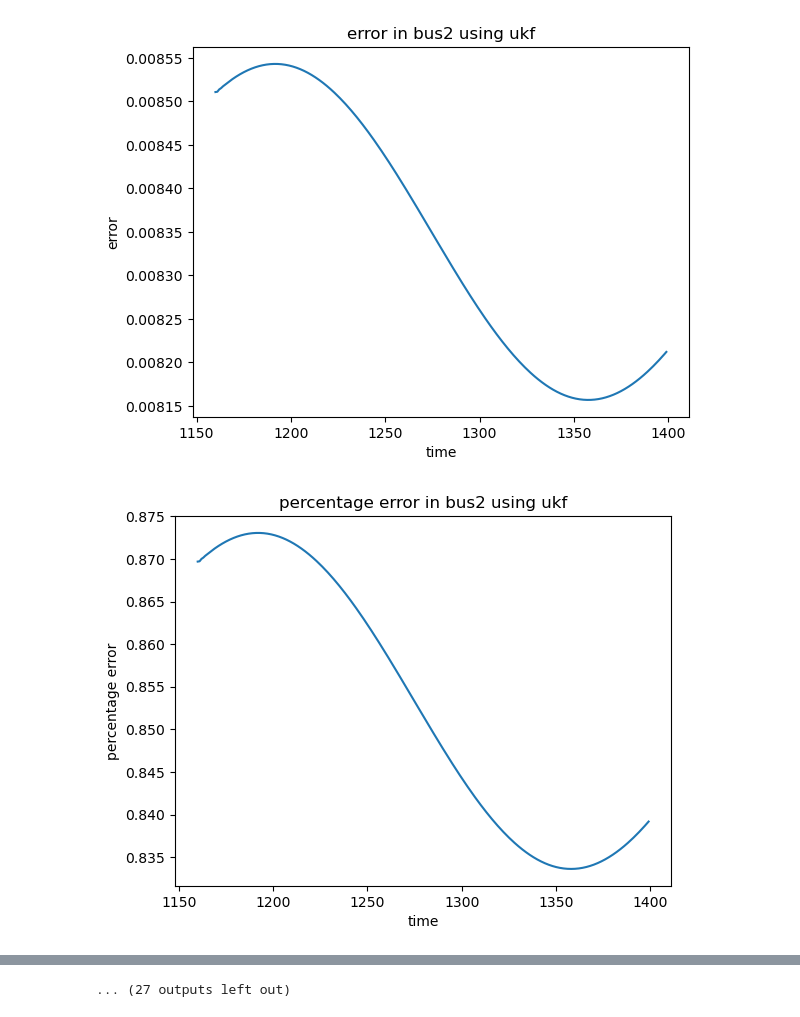
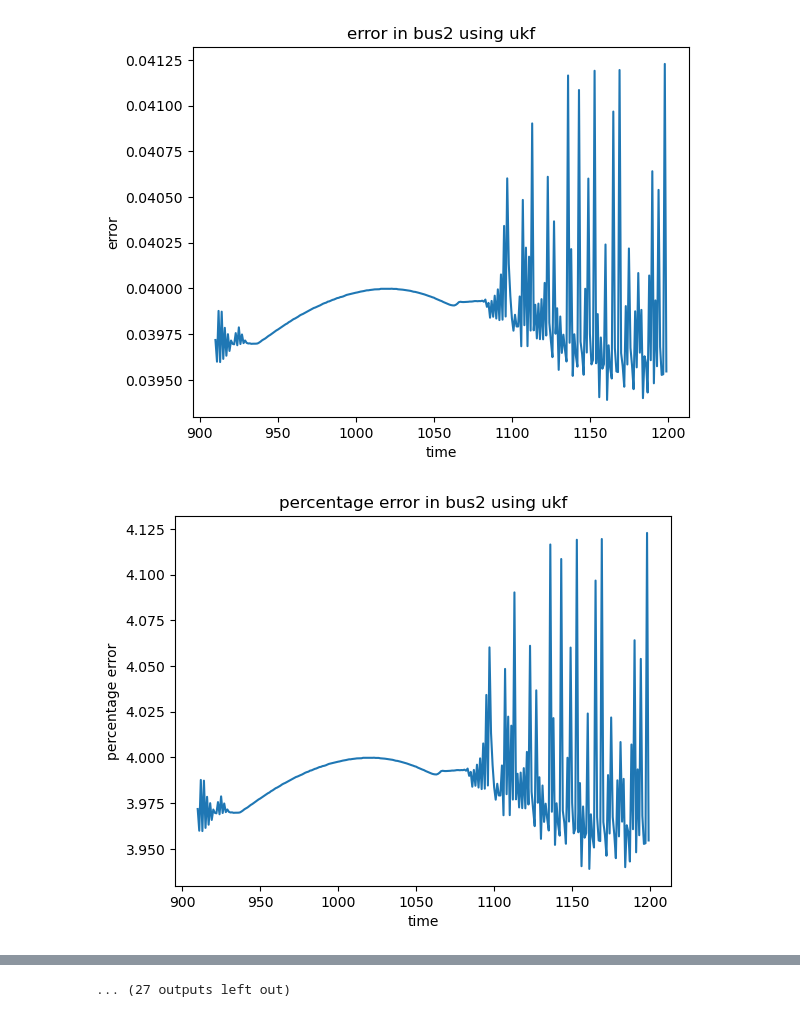
Before and after one commit to ayush-thakur/DSE_IEEE_14_bus, a Jupyter notebook: DSE_UKF_2.ipynb, the cells around one changed output, grey strips where cells are left out. Cells and saved outputs as stored; diff of their text form; code cells hidden in the pictures.

```diff
--- a/DSE_UKF_2.ipynb
+++ b/DSE_UKF_2.ipynb
@@ -413,11 +413,12 @@ def fx(x, dt):
     #             F[i + num_buses ][j] += V[i] * (G[i,j] * np.cos(del1[i] - del1[j]) + B[i,j] * np.sin(del1[i] - del1[j]))
     # print("F is ...................................")
     # print(F)
-    F=np.identity(27)*0.75
-
+    F=np.identity(27)
+# *(0.8*(1+0.5))
     FdotX=np.dot(F, x)
     return FdotX
 # %%
+# Pi=pd.read_csv("data/validation_measurement1_modified1.csv")
 Pi=pd.read_csv("data/validation_measurement1_modified1.csv")
 nbus=14;
 Pi= Pi.to_numpy();
@@ -433,14 +434,14 @@ zdata = zdatas(0)
 
 
 
-points = MerweScaledSigmaPoints(n=dim_x, alpha=0.5, beta=0.5, kappa=1.0)
+points = MerweScaledSigmaPoints(n=dim_x, alpha=0.8, beta=0.5, kappa=1.0)
 
 #need to improve on the values of alpha beta kappa for better results of z-h rest is good
 #now z-h is good but alpha beta kappa can be improved
 
 
 
-kf = UnscentedKalmanFilter(dim_x=dim_x, dim_z=dim_z, dt=10.01, fx=fx, hx=Hx, points=points)
+kf = UnscentedKalmanFilter(dim_x=dim_x, dim_z=dim_z, dt=0.0001, fx=fx, hx=Hx, points=points)
 initial_state = np.ones(27)  # Initial state vector
 for i in range(13,27):
     initial_state[i]=1
@@ -453,10 +454,10 @@ kf.x=initial_state
 
 
 
-kf.P = np.eye(dim_x)*1e-2 # initial state covariance matrix
-kf.Q = np.eye(dim_x)*1e-4 # process noise covariance matrix
+kf.P = np.eye(dim_x)*1e-2# initial state covariance matrix
+kf.Q = np.eye(dim_x)*1e-2 # process noise covariance matrix
 # kf.R = np.diagflat(zdata[:,5])*1# measurement noise covariance matrix
-kf.R =np.eye(dim_z)*1e-7
+kf.R =np.eye(dim_z)*1e-8
 # for i1 in range(41):
 #     y=zdata[i1,5]
 #     kf.R[i1][i1]=
@@ -465,6 +466,7 @@ c1=0
 #doing for bus wise results
 x_g=[]
 y_g=[]
+# df=pd.read_csv("data/validation_states1.csv")
 df=pd.read_csv("data/validation_states1.csv")
 y_actual=[]
 y_error=[]
@@ -474,7 +476,7 @@ for i2 in range(14):
     y_error.append([])
     y_actual.append([])
     y_per_error.append([])
-for i in range (1150,1400):
+for i in range (900,1200):
     # h1=Hx(kf.x)
     zdata = zdatas(i)
     z1 = zdata[:,2]
@@ -500,7 +502,7 @@ for i in range (1150,1400):
             y_error[i1-13].append((df[f'Subsystem #1|CTLs|Vars|Vrms_{i1-13+1}'][i]/11)-y_g[i1-13][c1])
             y_actual[i1-13].append(df[f'Subsystem #1|CTLs|Vars|Vrms_{i1-13+1}'][i]/11)
             abs_val=abs((df[f'Subsystem #1|CTLs|Vars|Vrms_{i1-13+1}'][i]/11)-y_g[i1-13][c1])
-            y_per_error[i1-13].append((abs_val/abs(y_g[i1-13][c1]))*100)
+            y_per_error[i1-13].append((abs_val)*100)
 
         x_g.append(i)
         # y_actual.append(df['Subsystem #1|CTLs|Vars|Vrms_1'][0]/11.1)
@@ -569,2 +571,2 @@ for i2 in range(14):
-[figure, old version]
+[figure, new version]
-[figure, old version]
+[figure, new version]
```
Also changed, not shown: parts of 1 cell of this notebook.
